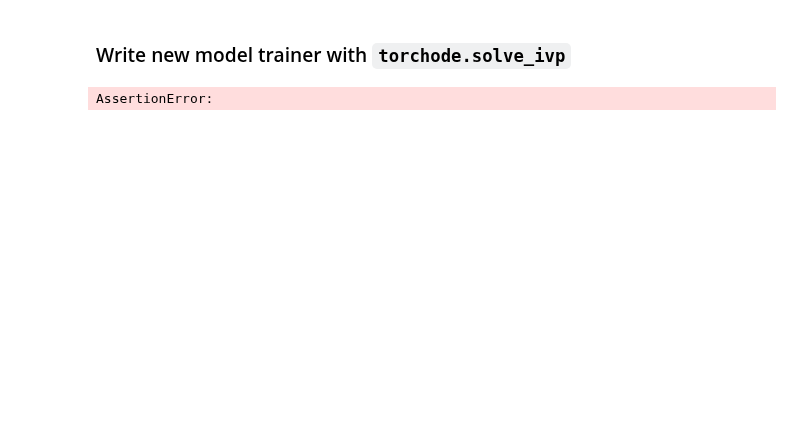
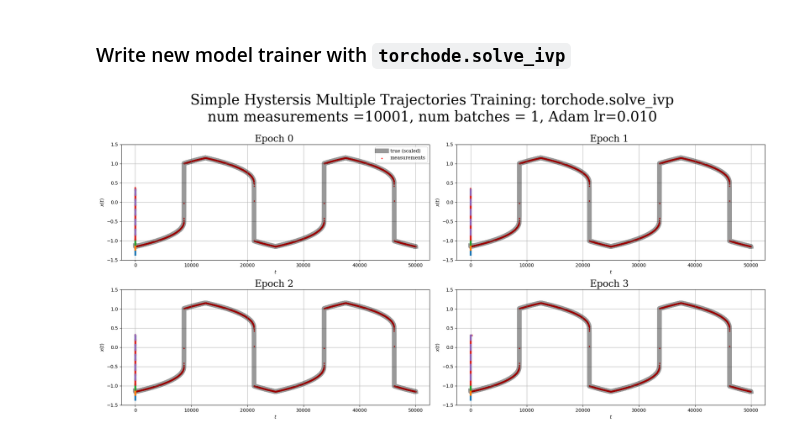
Before and after one commit to MalachiteWind/stable_node_control, a Jupyter notebook: notebooks/torch_solver/torchode_multiple_trajectories.ipynb, the cells around one changed output. Cells and saved outputs as stored; diff of their text form; code cells hidden in the pictures; blank space fills up the shorter version.

```diff
--- a/notebooks/torch_solver/torchode_multiple_trajectories.ipynb
+++ b/notebooks/torch_solver/torchode_multiple_trajectories.ipynb
@@ -115,6 +115,7 @@ len(train_loader)
 # %% [output]
 1
 # %%
-f = Felu(1,1,4)
-g = Gelu(2,1,2)
+f = Felu(len(x0s),1,4)
+g = Gelu(len(x0s)+1,1,2)
 model = StabNODE(f,g).to('cpu')
+model
@@ -125,6 +144,20 @@ def control_func(t: torch.Tensor):
     t_scalar = t.item()
     lam_t = torch.tensor(interp_lam(t_scalar), dtype=torch.float32)
     return lam_t.unsqueeze(0)
+
+def control_func(t: torch.Tensor) -> torch.Tensor:
+    """
+    t: Tensor of shape [B] or scalar
+    Returns: Tensor of shape [B, 1]
+    """
+    if t.dim() == 0:  # scalar time
+        t_scalar = t.item()
+        lam_t = torch.tensor(interp_lam(t_scalar), dtype=torch.float32)
+        return lam_t.unsqueeze(0)
+    else:  # batched time
+        lam_t = interp_lam(t.detach().cpu().numpy())  # shape [B,]
+        lam_t = torch.tensor(lam_t, dtype=torch.float32).unsqueeze(1)  # shape [B, 1]
+        return lam_t.to(t.device)
 # %% [markdown]
 ### Write new model trainer with  `torchode.solve_ivp`
 # %%
@@ -220,33 +259,37 @@ for epoch in loop_wrapper(range(n_epochs)):
 # %%
-fig, axs = plt.subplots(5,2,figsize=(20,3*len(Xi_epoch_predictions)//2))
-
+fig, axs = plt.subplots(2,2,figsize=(20,3*len(Xi_epoch_predictions)//3))
+word = 2
 batch_cuttoff = 10
 axs = axs.flatten()
 for idx,ax in enumerate(axs):
-    ax.plot(t, X_scaled[0,:], lw=10,c='black', alpha=0.4, label="true (scaled)")
-    ax.scatter(t_train, X_train[0,:],c='red',s=3, label="measurements")
+
+    ax.plot(t, X_scaled[word,:], lw=10,c='black', alpha=0.4, label="true (scaled)")
+    ax.scatter(t_train, X_train[word,:],c='red',s=3, label="measurements")
     ax.set_xlabel(r"$t$")
     ax.set_ylabel(r"$x(t)$")
-    ax.set_ylim(-1.1,1.1)
+    ax.set_ylim(-1.5,1.5)
     ax.grid(True)
     ax.set_title(f"Epoch {idx} ", family='serif',size=20)
 
     Xi_epoch_i = Xi_epoch_predictions[idx]
     Tis_epoch_i = Tis_epoch[idx]
 
     if len(Xi_epoch_i) >1:
         batch_cuttoff = np.min((batch_cuttoff, len(Xi_epoch_i)))
         Xi_epoch_i = Xi_epoch_i[:batch_cuttoff]
         Tis_epoch_i=Tis_epoch[idx][:batch_cuttoff]
 
     for xi, ti in zip(Xi_epoch_i, Tis_epoch_i):
-        ax.plot(ti, xi.detach().numpy(),linestyle='--',lw=4)
+        for xii in xi.T:
+            ax.plot(ti, xii.detach().numpy(),linestyle='--',lw=4)
 
     if idx ==0:
         ax.legend(prop={'family':'serif'})
 
-plt.suptitle(f"Simple Hystersis Training: torchode.solve_ivp\nnum measurements ={len(X_train.T)}, num batches = {len(train_loader)}, Adam lr={lr:.3f}", family='serif',size=30)
+plt.suptitle(f"Simple Hystersis Multiple Trajectories Training: torchode.solve_ivp\nnum measurements ={len(X_train.T)}, num batches = {len(train_loader)}, Adam lr={lr:.3f}", family='serif',size=30)
 plt.tight_layout(rect=[0, 0, 1, 0.98])
-plt.savefig(f"torchode_training_epochs_{n_epochs}_batches_{len(train_loader)}_sover_{solve_method}_seed_{seed}_lr_{lr}.png")
+plt.savefig(f"torchode_multi_traj_training_epochs_{n_epochs}_batches_{len(train_loader)}_sover_{solve_method}_seed_{seed}_lr_{lr}_standard_scalar.png")
 plt.show()
+# %% [output]
+[figure, added]
 # %%
@@ -262,10 +309,7 @@ solve_method = 'dopri5'
 for Xi, Ti, x0i in train_loader:
     sol = solve_ivp(
         f=lambda t, x: model(t, x, control_func),
-        y0=x0i.reshape(-1,1),
-        t_eval=Ti,
+        y0=x0i,
+        t_eval=Ti.squeeze(0),
         method=solve_method
     )
-    # print(Xi.shape, Ti.shape)
-# %% [output]
-AssertionError:
```
Also changed, not shown: parts of 15 cells of this notebook, 5 other files.
